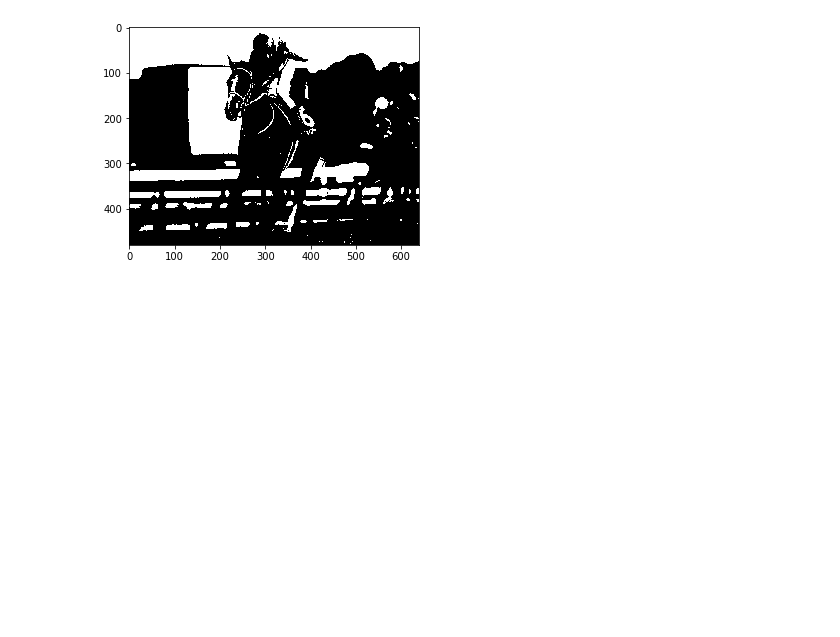
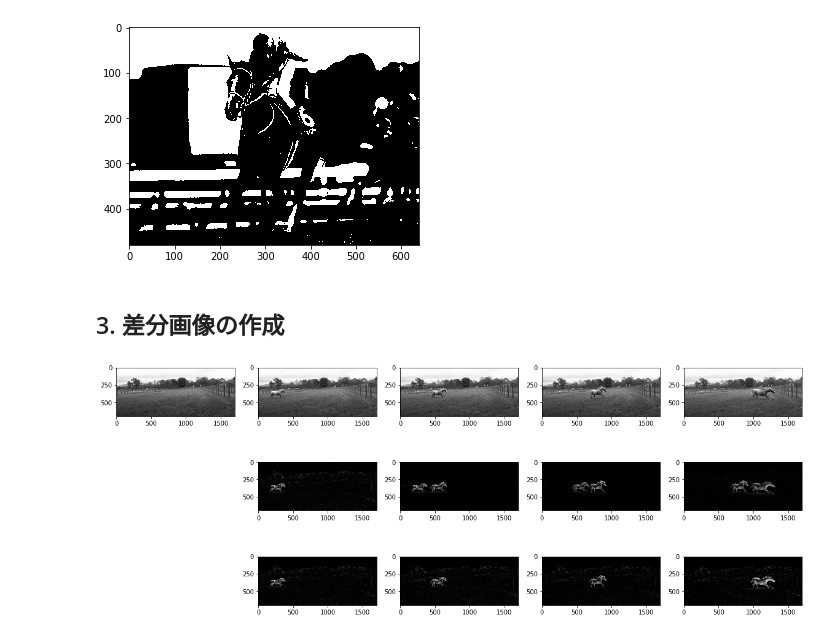
Before and after one commit to matsu-shin/assignment2020, a Jupyter notebook: 1_BasicImageProcessing/BasicImageProcessing.ipynb, the cells around one changed output. Saved outputs shown, nothing was run; the diff lists cells and outputs as text; code cells hidden in the pictures; blank space fills up the shorter version.

```diff
--- a/1_BasicImageProcessing/BasicImageProcessing.ipynb
+++ b/1_BasicImageProcessing/BasicImageProcessing.ipynb
@@ -112,3 +112,45 @@ plt.gray()
 plt.show()
 # %% [output]
 [figure]
+# %% [markdown]
+## 3. 差分画像の作成
+# %%
+import cv2
+import numpy as np
+import matplotlib.pyplot as plt
+
+plt.figure(figsize=(20,8))
+
+# read image
+img_list = []
+for i in range(5):
+    img = cv2.imread("difference_img_data/"+str(i)+".png", 0).astype(int)
+    img = img.astype(int)   # data type convert form unit8 to int
+    img_list.append(img)
+    plt.subplot(3, 5, i+1)
+    plt.imshow(img)
+    plt.gray()
+
+# diff
+diff_img_list = []
+for i in range(4):
+    diff_img = np.abs(img_list[i+1]-img_list[i])
+    diff_img_list.append(diff_img)
+    plt.subplot(3, 5, i+7)
+    plt.imshow(diff_img)
+    plt.gray()
+
+#diff
+diffdiff_img = diff_img_list[0]
+plt.subplot(3, 5, 12)
+plt.imshow(diffdiff_img)
+plt.gray()
+for i in range(3):
+    diffdiff_img = np.abs(diff_img_list[i+1]-diffdiff_img)
+    plt.subplot(3, 5, i+13)
+    plt.imshow(diffdiff_img)
+    plt.gray()
+
+plt.show()
+# %% [output]
+[figure, added]
```
Also changed, not shown: 5 other files.
